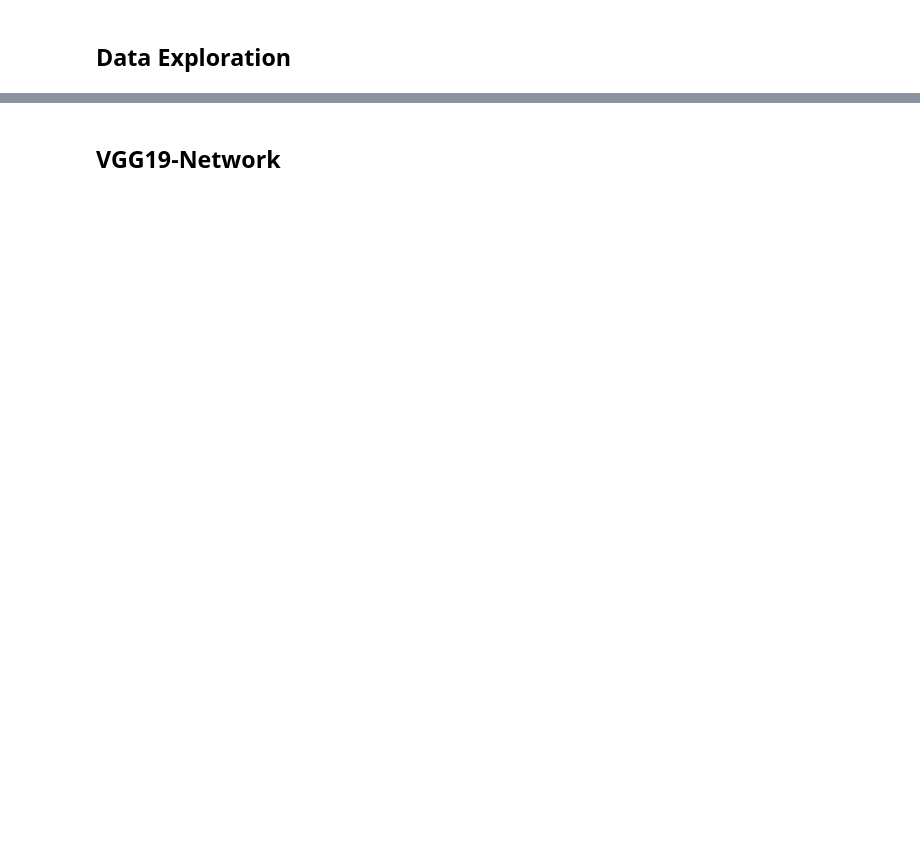
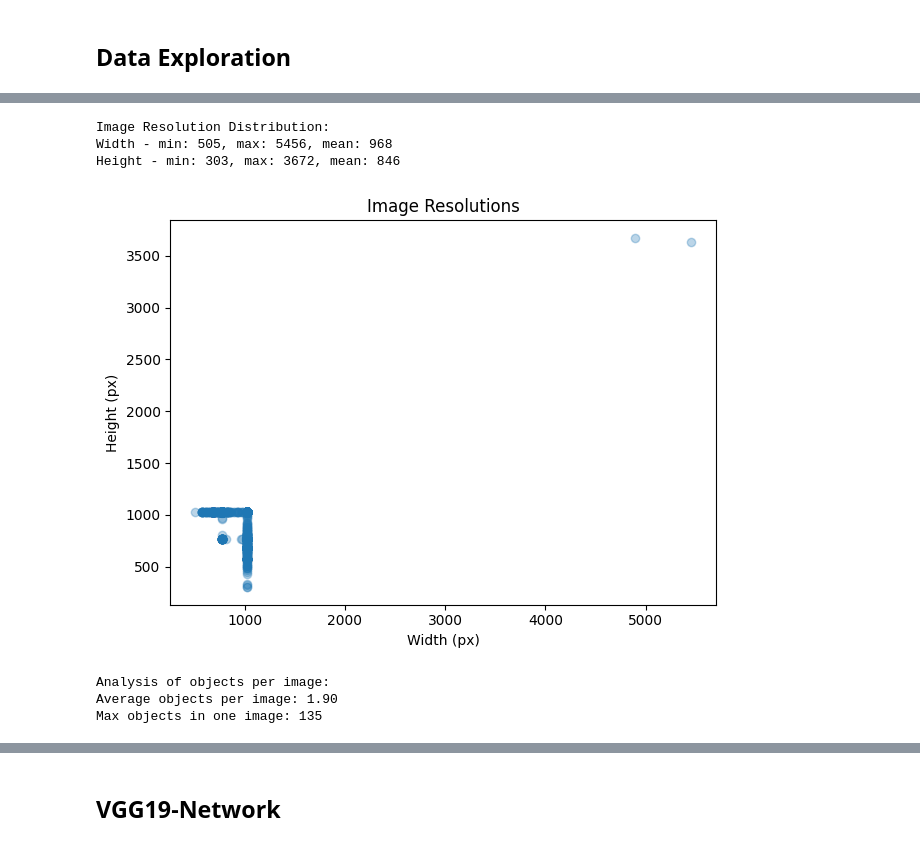
Before and after one commit to GeorgH02/Image-Classification, a Jupyter notebook: project.ipynb, the cells around one changed output, grey strips where cells are left out. Drawn from its saved outputs; the diff is of its cells as text; code cells hidden in the pictures; blank space fills up the shorter version.

```diff
--- a/project.ipynb
+++ b/project.ipynb
@@ -101,10 +163,30 @@ plt.show()
 # %%
+from PIL import Image
+import numpy as np
+
+widths_px, heights_px = [], []
+
+for sample in dataset:
+    with Image.open(sample.filepath) as img:
+        w, h = img.size
+        widths_px.append(w)
+        heights_px.append(h)
+
+print("Image Resolution Distribution:")
+print(f"Width - min: {min(widths_px)}, max: {max(widths_px)}, mean: {np.mean(widths_px):.0f}")
+print(f"Height - min: {min(heights_px)}, max: {max(heights_px)}, mean: {np.mean(heights_px):.0f}")
+
 plt.scatter(widths_px, heights_px, alpha=0.3)
 plt.xlabel("Width (px)")
 plt.ylabel("Height (px)")
 plt.title("Image Resolutions")
 plt.tight_layout()
 plt.show()
+# %% [output]
+Image Resolution Distribution:
+Width - min: 505, max: 5456, mean: 968
+Height - min: 303, max: 3672, mean: 846
+[figure, added]
 # %%
 # looking at how "cluttered" the images are on average, could affect training/performance
 import numpy as np
@@ -120,6 +202,10 @@ for sample in dataset:
 print("Analysis of objects per image:")
 print(f"Average objects per image: {np.mean(objects_per_image):.2f}")
 print(f"Max objects in one image: {max(objects_per_image)}")
+# %% [output]
+Analysis of objects per image:
+Average objects per image: 1.90
+Max objects in one image: 135
 # %%
 plt.hist(objects_per_image, bins=range(1, max(objects_per_image)+2), color="purple", align="left")
 plt.title("Number of Objects per Image")
```
Also changed, not shown: parts of 20 cells of this notebook.
